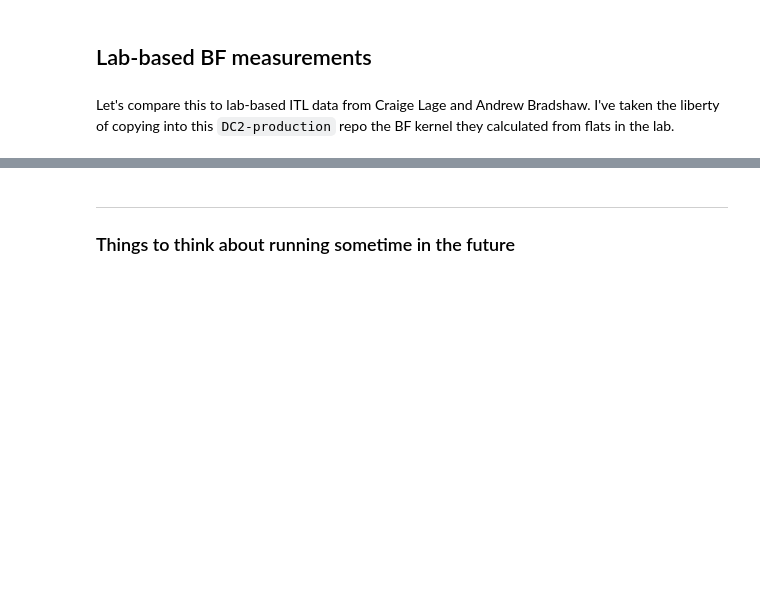
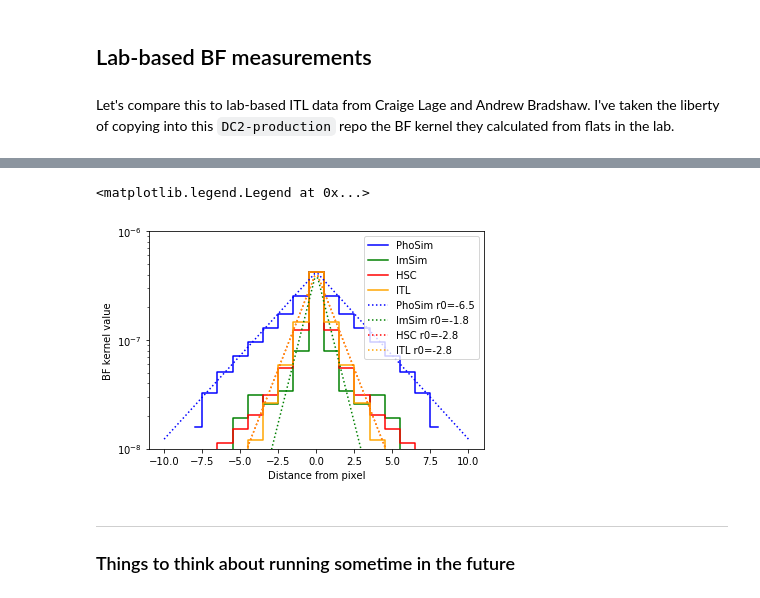
Before and after one commit to LSSTDESC/DC2-production, a Jupyter notebook: Notebooks/make_brighter_fatter_kernel.ipynb, the cells around one changed output, grey strips where cells are left out. Cells and saved outputs as stored; diff of their text form; code cells hidden in the pictures; blank space fills up the shorter version.

```diff
--- a/Notebooks/make_brighter_fatter_kernel.ipynb
+++ b/Notebooks/make_brighter_fatter_kernel.ipynb
@@ -328,3 +336,28 @@ The PhoSim and ImSim BF kernels are scaled versions of each other with the PhoSi
+# %%
+for k, bf in bf_kernel.items():
+    r = np.arange(-bf_centers[k], +bf_centers[k]+1)
+    kernel_row = bf_kernels[k][ref_detectors[k]][:, bf_centers[k]]
+    plt.plot(r, - scale[k] * kernel_row,
+             drawstyle='steps-mid', color=colors[k], label='{}'.format(k))
+
+A = -central_values[ref_scale]
+r0 = {'PhoSim': -6.5, 'ImSim': -1.8, 'HSC': -2.8, 'ITL': -2.8}
+distance = np.linspace(-bf_centers[ref_scale], +bf_centers[ref_scale], 100)
+for k, r in r0.items():
+    plt.plot(distance, A*10**(-np.abs(distance/r)),
+             color=colors[k], linestyle=':',
+             label='{} r0={:.1f}'.format(k, r))
+
+plt.ylim(1e-8, 1e-6)
+plt.yscale('log')
+
+plt.xlabel('Distance from pixel')
+plt.ylabel('BF kernel value')
+
+plt.legend()
+# %% [output]
+<matplotlib.legend.Legend at 0x...>
+[figure, added]
 # %% [markdown]
 ------
 ### Things to think about running sometime in the future
```
Also changed, not shown: parts of 18 cells of this notebook.
